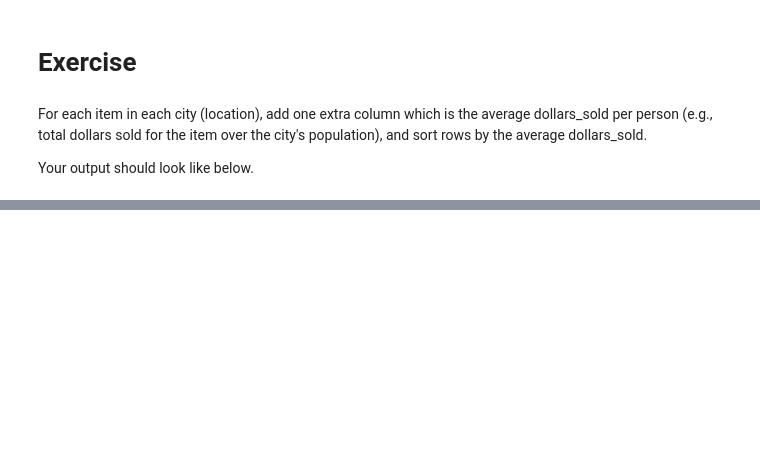
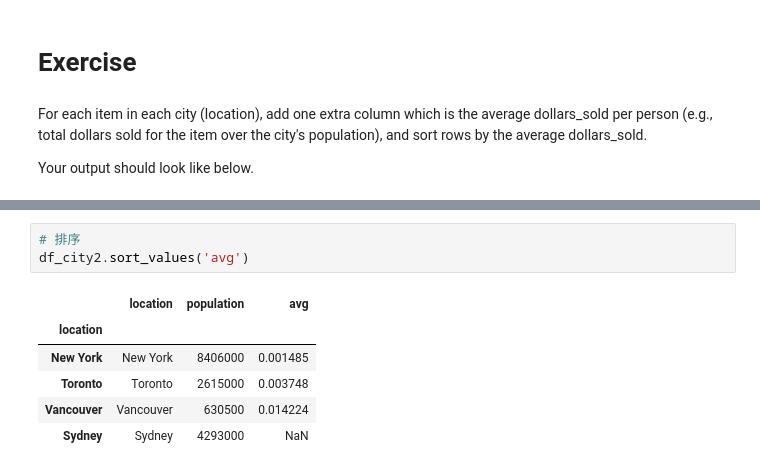
Before and after one commit to longjj/sysu-dm-summer, a Jupyter notebook: 1.tools/L1 - Pandas-1.ipynb, the cells around one changed output, grey strips where cells are left out. Cells and saved outputs as stored; diff of their text form; blank space fills up the shorter version.

```diff
--- a/1.tools/L1 - Pandas-1.ipynb
+++ b/1.tools/L1 - Pandas-1.ipynb
@@ -308,0 +381,10 @@ Your output should look like below.
+# %%
+# 排序
+df_city2.sort_values('avg')
+# %% [output]
+|  | location | population | avg |
+| location |  |  |  |
+| New York | New York | 8406000 | 0.001485 |
+| Toronto | Toronto | 2615000 | 0.003748 |
+| Vancouver | Vancouver | 630500 | 0.014224 |
+| Sydney | Sydney | 4293000 | NaN |
```
Also changed, not shown: parts of 18 cells of this notebook, 1 other file.
